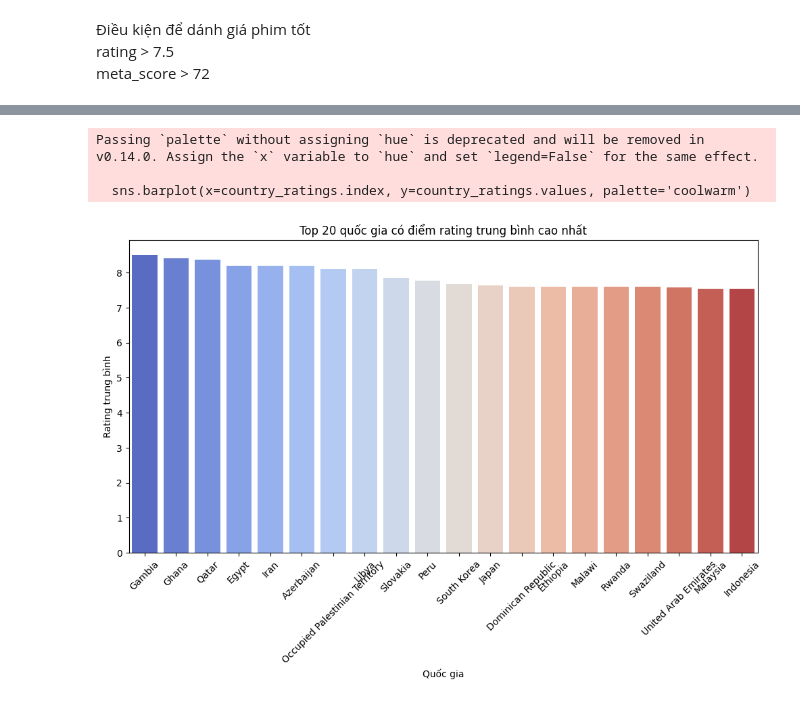
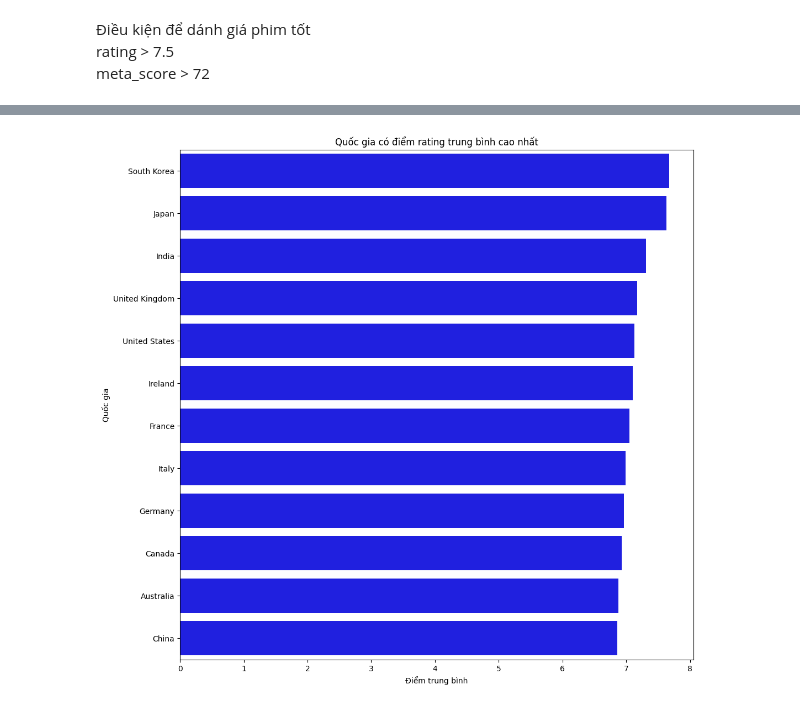
Before and after one commit to phuocnguyen2412/movie-analyst, a Jupyter notebook: Analyze_data_3.ipynb, the cells around one changed output, grey strips where cells are left out. Cells and saved outputs as stored; diff of their text form; code cells hidden in the pictures.

```diff
--- a/Analyze_data_3.ipynb
+++ b/Analyze_data_3.ipynb
@@ -90,3 +71,0 @@ print(df['gross'].unique())
-# %%
-df['release_date'] = pd.to_numeric(df['release_date'], errors='coerce').fillna(0).astype(int)
-df.dtypes
@@ -145,15 +183,22 @@ Passing `palette` without assigning `hue` is deprecated and will be removed in v
 # %%
+# Tính số lượng phim theo quốc gia
+country_counts = df['countries'].value_counts()
+
+# Lọc các quốc gia có ít nhất 100 phim
+selected_countries = country_counts[country_counts >= 100].index
+
+# Lọc dữ liệu chỉ bao gồm các quốc gia đã chọn
+filtered_df = df[df['countries'].isin(selected_countries)]
+
 # Tính rating trung bình theo quốc gia
-country_ratings = df.groupby('countries')['rating'].mean().sort_values(ascending=False).head(20)
-plt.figure(figsize=(12, 6))
-sns.barplot(x=country_ratings.index, y=country_ratings.values, palette='coolwarm')
-plt.xticks(rotation=45)
-plt.title("Top 20 quốc gia có điểm rating trung bình cao nhất")
-plt.xlabel("Quốc gia")
-plt.ylabel("Rating trung bình")
+country_ratings = filtered_df.groupby('countries')['rating'].mean().sort_values(ascending=False)
+
+# Vẽ biểu đồ
+plt.figure(figsize=(12, 12))
+sns.barplot(x=country_ratings.values, y=country_ratings.index, color='blue')
+plt.title("Quốc gia có điểm rating trung bình cao nhất")
+plt.xlabel("Điểm trung bình")
+plt.ylabel("Quốc gia")
 plt.show()
 # %% [output]
-Passing `palette` without assigning `hue` is deprecated and will be removed in v0.14.0. Assign the `x` variable to `hue` and set `legend=False` for the same effect.
-
-  sns.barplot(x=country_ratings.index, y=country_ratings.values, palette='coolwarm')
-[figure, old version]
+[figure, new version]
```
Also changed, not shown: parts of 24 cells of this notebook.
